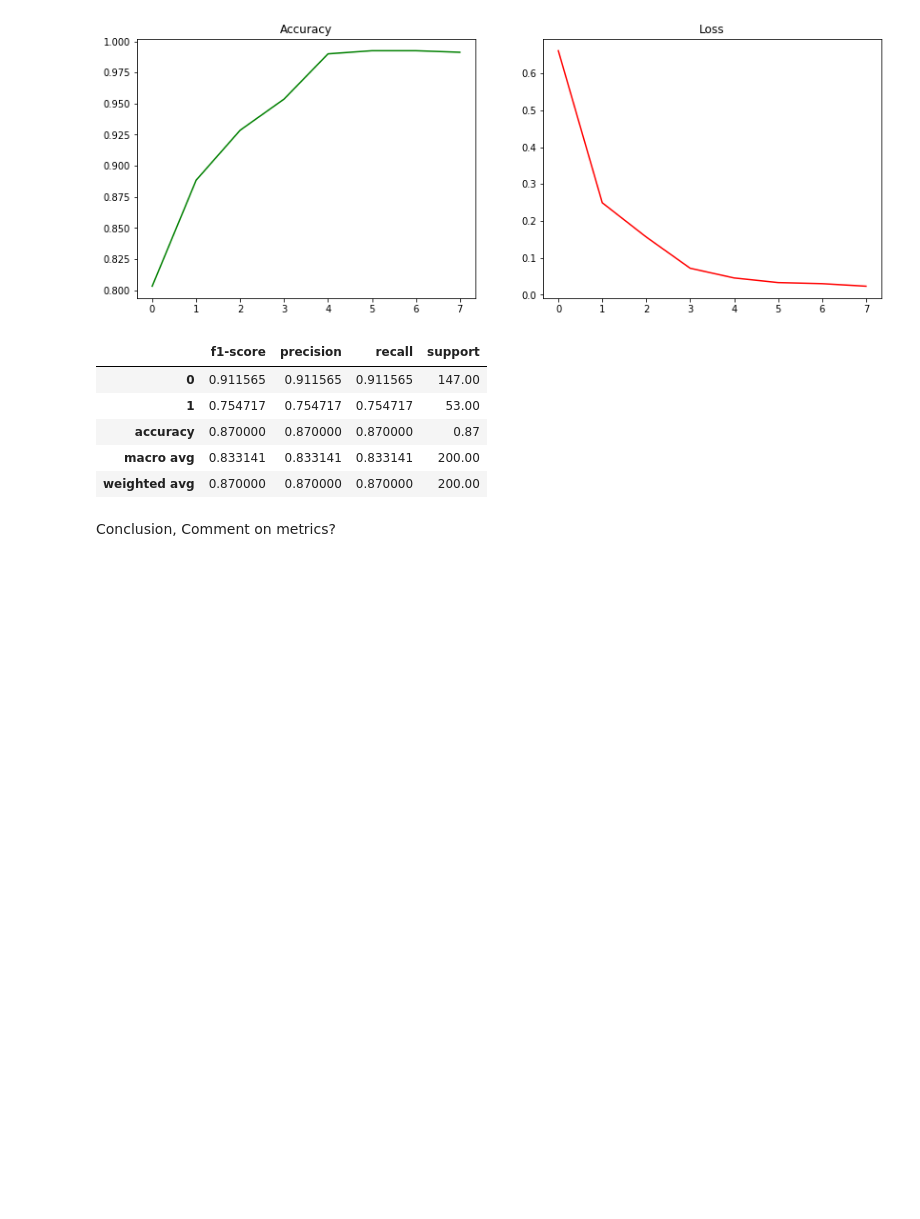
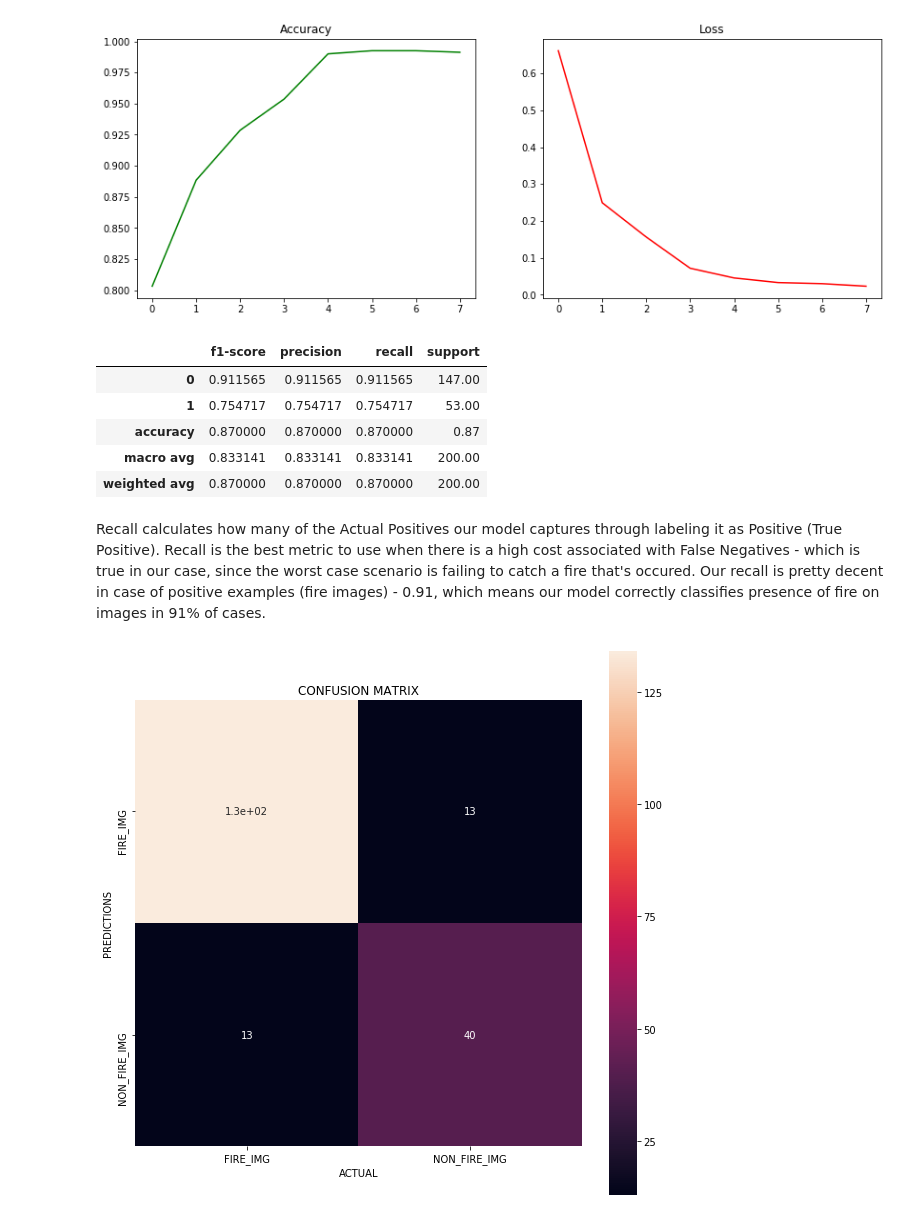
Before and after one commit to urosdrca22/Fire-Detection-on-Images-with-Deep-Learning, a Jupyter notebook: Fire Detection on Images - CNN.ipynb, the cells around one changed output. Saved outputs shown, nothing was run; the diff lists cells and outputs as text; code cells hidden in the pictures; blank space fills up the shorter version.

```diff
--- a/Fire-Detection-CNN.ipynb
+++ b/Fire Detection on Images - CNN.ipynb
@@ -322,5 +323,19 @@ metrics_table
 | accuracy | 0.870000 | 0.870000 | 0.870000 | 0.87 |
 | macro avg | 0.833141 | 0.833141 | 0.833141 | 200.00 |
 | weighted avg | 0.870000 | 0.870000 | 0.870000 | 200.00 |
-# %% [markdown]
-Conclusion, Comment on metrics?
+# %% [markdown]
+Recall calculates how many of the Actual Positives our model captures through labeling it as Positive (True Positive). Recall is the best metric to use when there is a high cost associated with False Negatives - which is true in our case, since the worst case scenario is failing to catch a fire that's occured. Our recall is pretty decent in case of positive examples (fire images) - 0.91, which means our model correctly classifies presence of fire on images in 91% of cases.
+# %%
+#Visualizing model performance through confusion matrix - ratio of predicted versus actual classes
+
+confusion_mat = confusion_matrix(test_y, predictions)
+
+plt.figure(figsize=(10,10))
+sns.heatmap(confusion_mat, square=True, annot=True,
+            yticklabels=['FIRE_IMG', 'NON_FIRE_IMG'],
+            xticklabels=['FIRE_IMG', 'NON_FIRE_IMG']);
+plt.title('CONFUSION MATRIX');
+plt.xlabel('ACTUAL');
+plt.ylabel('PREDICTIONS');
+# %% [output]
+[figure, added]
```
Also changed, not shown: parts of 1 cell of this notebook.
